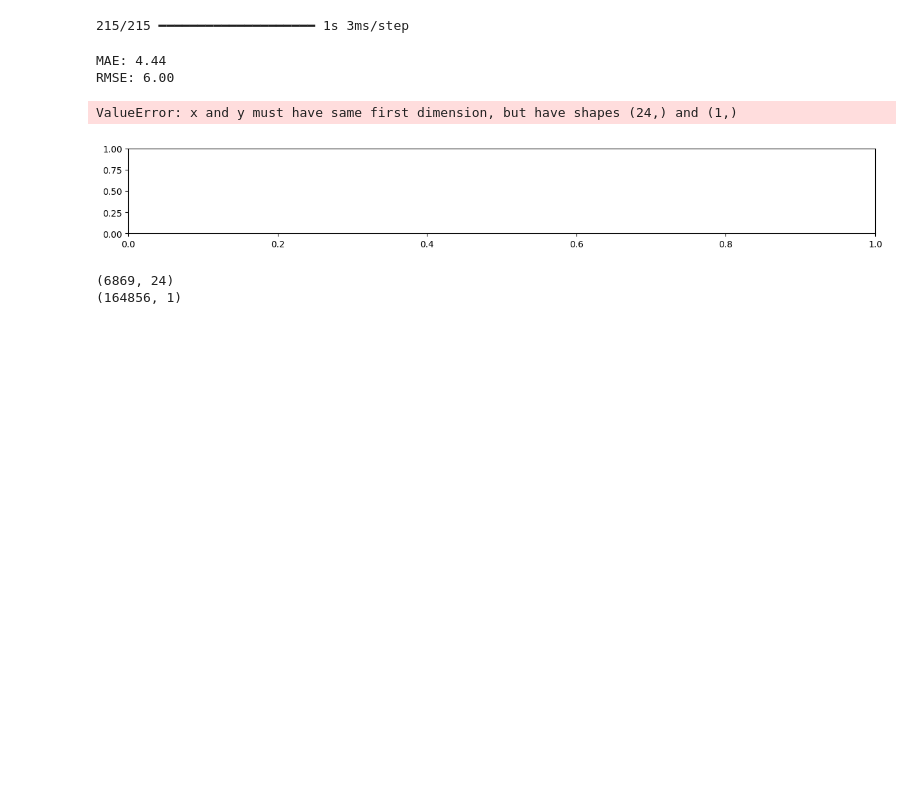
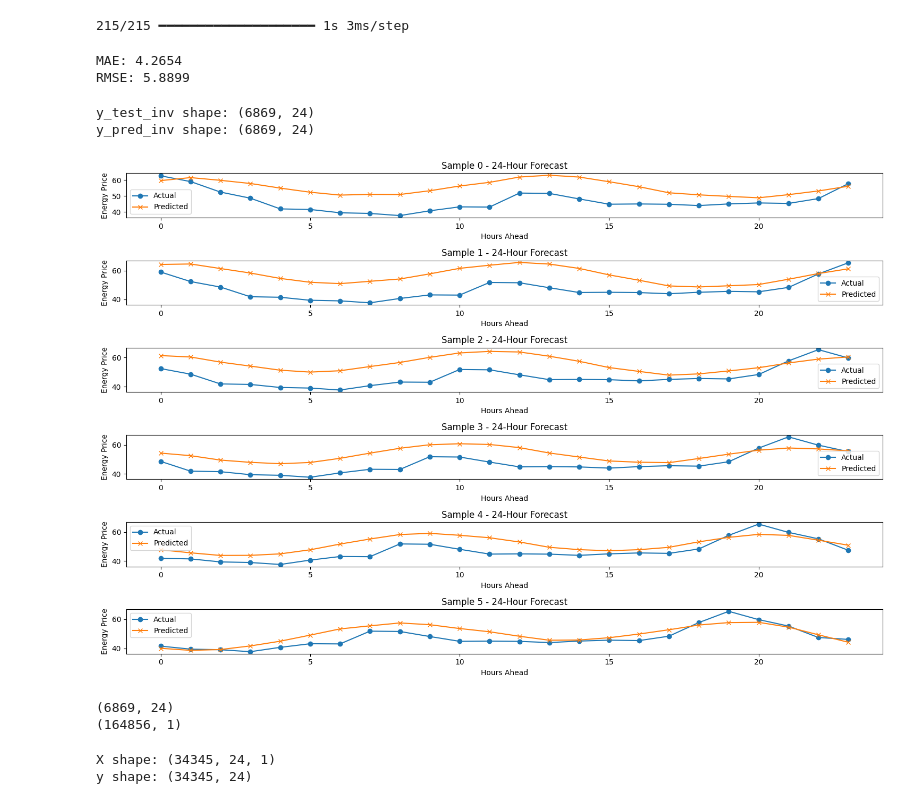
Before and after one commit to asgersong/ESL-P3-Forecasting, a Jupyter notebook: price_prediction/lstm/lstm.ipynb, the cells around one changed output. Cells and saved outputs as stored; diff of their text form; code cells hidden in the pictures; blank space fills up the shorter version.

Commit message:
Updated LSTM - RMSE 5.89

```diff
--- a/price_prediction/lstm/lstm.ipynb
+++ b/price_prediction/lstm/lstm.ipynb
@@ -458,34 +458,51 @@ mae = mean_absolute_error(y_test_inv_flat, y_pred_inv_flat)
 mse_ = mean_squared_error(y_test_inv_flat, y_pred_inv_flat)
 rmse = np.sqrt(mse_)
 
-print(f"MAE: {mae:.2f}")
-print(f"RMSE: {rmse:.2f}")
+print(f"MAE: {mae:.4f}")
+print(f"RMSE: {rmse:.4f}")
 # %% [output]
-MAE: 4.44
-RMSE: 6.00
+MAE: 4.2654
+RMSE: 5.8899
+# %%
+prediction_horizon = 24  # number of forecast hours
+
+# Invert scaling and reshape y_test to (n_samples, 24)
+y_test_inv = scaler_y.inverse_transform(y_test.reshape(-1, 1)).reshape(y_test.shape[0], prediction_horizon)
+y_pred_inv = scaler_y.inverse_transform(y_pred.reshape(-1, 1)).reshape(y_pred.shape[0], prediction_horizon)
+
+print("y_test_inv shape:", y_test_inv.shape)
+print("y_pred_inv shape:", y_pred_inv.shape)
+# %% [output]
+y_test_inv shape: (6869, 24)
+y_pred_inv shape: (6869, 24)
 # %%
 import matplotlib.pyplot as plt
 from sklearn.metrics import mean_absolute_error
 import numpy as np
 
-num_samples_to_plot = 5
+num_samples_to_plot = 6
 plt.figure(figsize=(15, 10))
 for i in range(num_samples_to_plot):
     plt.subplot(num_samples_to_plot, 1, i+1)
     plt.plot(range(24), y_test_inv[i], marker='o', label='Actual')
     plt.plot(range(24), y_pred_inv[i], marker='x', label='Predicted')
     plt.xlabel('Hours Ahead')
     plt.ylabel('Energy Price')
     plt.title(f'Sample {i} - 24-Hour Forecast')
     plt.legend()
 plt.tight_layout()
 plt.show()
 # %% [output]
-ValueError: x and y must have same first dimension, but have shapes (24,) and (1,)
-[figure, old version]
+[figure, new version]
 # %%
 print(y_pred_inv.shape)
 print(y_test_inv.shape)
 # %% [output]
 (6869, 24)
 (164856, 1)
+# %%
+print("X shape:", X.shape)  # Expected: (n_samples, 24)
+print("y shape:", y.shape)  # Expected: (n_samples, 24)
+# %% [output]
+X shape: (34345, 24, 1)
+y shape: (34345, 24)
```
Also changed, not shown: parts of 11 cells of this notebook.
